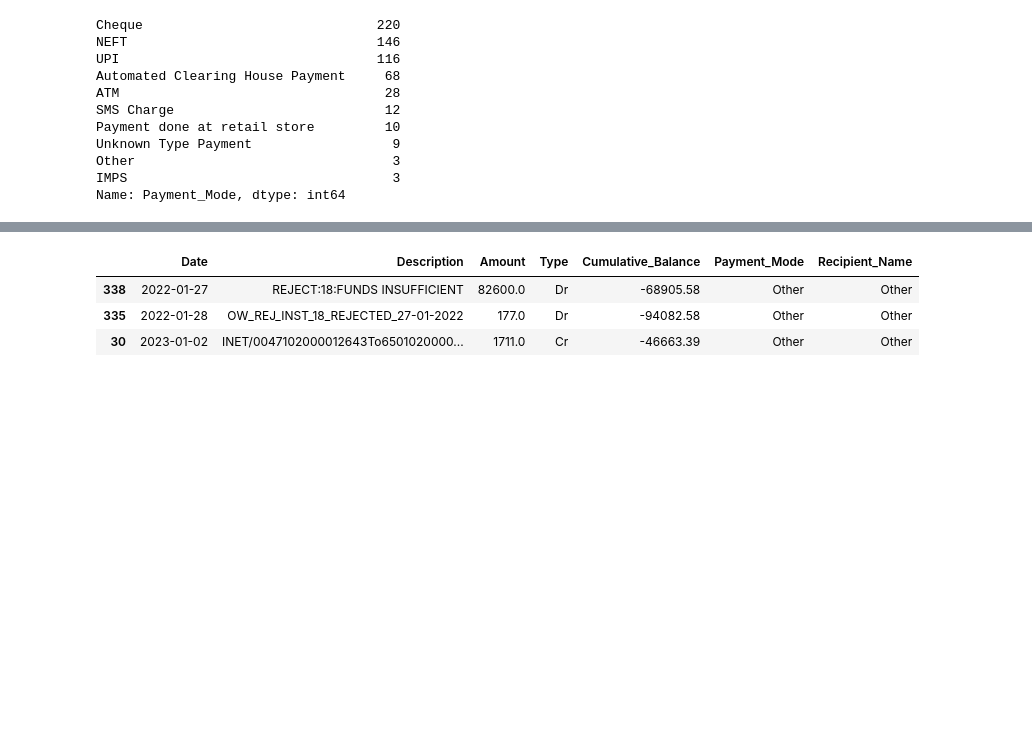
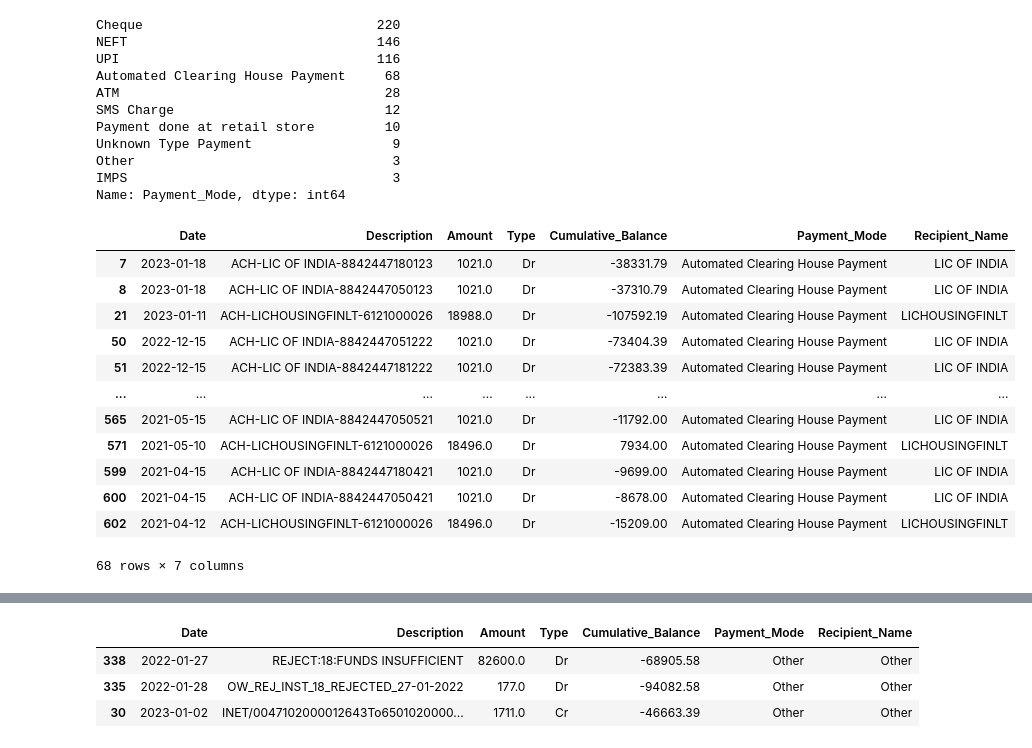
Before and after one commit to TechForEverybody/IDBI_Bank_Mini_Statement_Analysis, a Jupyter notebook: Preprocessing/Analysis/Analysis.ipynb, the cells around one changed output, grey strips where cells are left out. Drawn from its saved outputs; the diff is of its cells as text; code cells hidden in the pictures; blank space fills up the shorter version.

```diff
--- a/Preprocessing/Analysis/Analysis.ipynb
+++ b/Preprocessing/Analysis/Analysis.ipynb
@@ -30,7 +30,7 @@ def getPaymentMethod(inputString):
         return "SMS Charge"
     elif len(re.findall("^ANNUAL",inputString.strip()))>0:
         return "Some ANNUAL Charge"
-    elif len(re.findall("^ACH",inputString.strip()))>0:
+    elif len(re.findall("^ACH-",inputString.strip()))>0:
         return "Automated Clearing House Payment"
     elif len(re.findall("POS/",inputString.strip()))>0:
         return "Payment done at retail store"
@@ -46,7 +46,7 @@ def getRecipientName(inputString):
         return re.split("[/@]",inputString.strip())[-1].strip()
     elif len(re.findall("^NEFT",inputString.strip()))>0:
         return inputString.strip().split("-")[-1].strip()
-    elif len(re.findall("^ACH",inputString.strip()))>0:
+    elif len(re.findall("^ACH-",inputString.strip()))>0:
         return inputString.split('-')[1].strip()
     elif len(re.findall("^IMPS",inputString.strip()))>0:
         return inputString.strip().split("/")[2].strip()
@@ -63,7 +63,7 @@ def getRecipientName(inputString):
 # %%
 Statement = pandas.read_csv("../../Data/Preprocessed_Data/Statement_Data.csv",parse_dates=True)
 # %%
-Statement=Statement.rename(columns={"Unnamed: 0":"index"})
+# Statement=Statement.rename(columns={"Unnamed: 0":"index"})
 # %% [markdown]
 # Exploratory Data Analysis
 # %%
@@ -147,9 +147,9 @@ types=list(Statement['Type'])
 Amounts=list(Statement['Amount'])
 for index in range(len(Amounts)):
     if types[index].strip()=="Dr":
-        Cumulative_Balance-=Amounts[index]
+        Cumulative_Balance-=round(Amounts[index],2)
     elif types[index].strip()=="Cr":
-        Cumulative_Balance+=Amounts[index]
+        Cumulative_Balance+=round(Amounts[index],2)
     Cumulative_Balances.append(Cumulative_Balance)
 Statement['Cumulative_Balance']=Cumulative_Balances
 # %%
@@ -239,3 +239,19 @@ Unknown Type Payment                  9
 Other                                 3
 IMPS                                  3
 Name: Payment_Mode, dtype: int64
+# %%
+Statement[Statement['Payment_Mode']=="Automated Clearing House Payment"].sort_values(by="Date",ascending=False)
+# %% [output]
+|  | Date | Description | Amount | Type | Cumulative_Balance | Payment_Mode | Recipient_Name |
+| 7 | 2023-01-18 | ACH-LIC OF INDIA-8842447180123 | 1021.0 | Dr | -38331.79 | Automated Clearing House Payment | LIC OF INDIA |
+| 8 | 2023-01-18 | ACH-LIC OF INDIA-8842447050123 | 1021.0 | Dr | -37310.79 | Automated Clearing House Payment | LIC OF INDIA |
+| 21 | 2023-01-11 | ACH-LICHOUSINGFINLT-6121000026 | 18988.0 | Dr | -107592.19 | Automated Clearing House Payment | LICHOUSINGFINLT |
+| 50 | 2022-12-15 | ACH-LIC OF INDIA-8842447051222 | 1021.0 | Dr | -73404.39 | Automated Clearing House Payment | LIC OF INDIA |
+| 51 | 2022-12-15 | ACH-LIC OF INDIA-8842447181222 | 1021.0 | Dr | -72383.39 | Automated Clearing House Payment | LIC OF INDIA |
+| ... | ... | ... | ... | ... | ... | ... | ... |
+| 565 | 2021-05-15 | ACH-LIC OF INDIA-8842447050521 | 1021.0 | Dr | -11792.00 | Automated Clearing House Payment | LIC OF INDIA |
+| 571 | 2021-05-10 | ACH-LICHOUSINGFINLT-6121000026 | 18496.0 | Dr | 7934.00 | Automated Clearing House Payment | LICHOUSINGFINLT |
+| 599 | 2021-04-15 | ACH-LIC OF INDIA-8842447180421 | 1021.0 | Dr | -9699.00 | Automated Clearing House Payment | LIC OF INDIA |
+| 600 | 2021-04-15 | ACH-LIC OF INDIA-8842447050421 | 1021.0 | Dr | -8678.00 | Automated Clearing House Payment | LIC OF INDIA |
+| 602 | 2021-04-12 | ACH-LICHOUSINGFINLT-6121000026 | 18496.0 | Dr | -15209.00 | Automated Clearing House Payment | LICHOUSINGFINLT |
+68 rows × 7 columns
```
Also changed, not shown: parts of 6 cells of this notebook, 10 other files.
